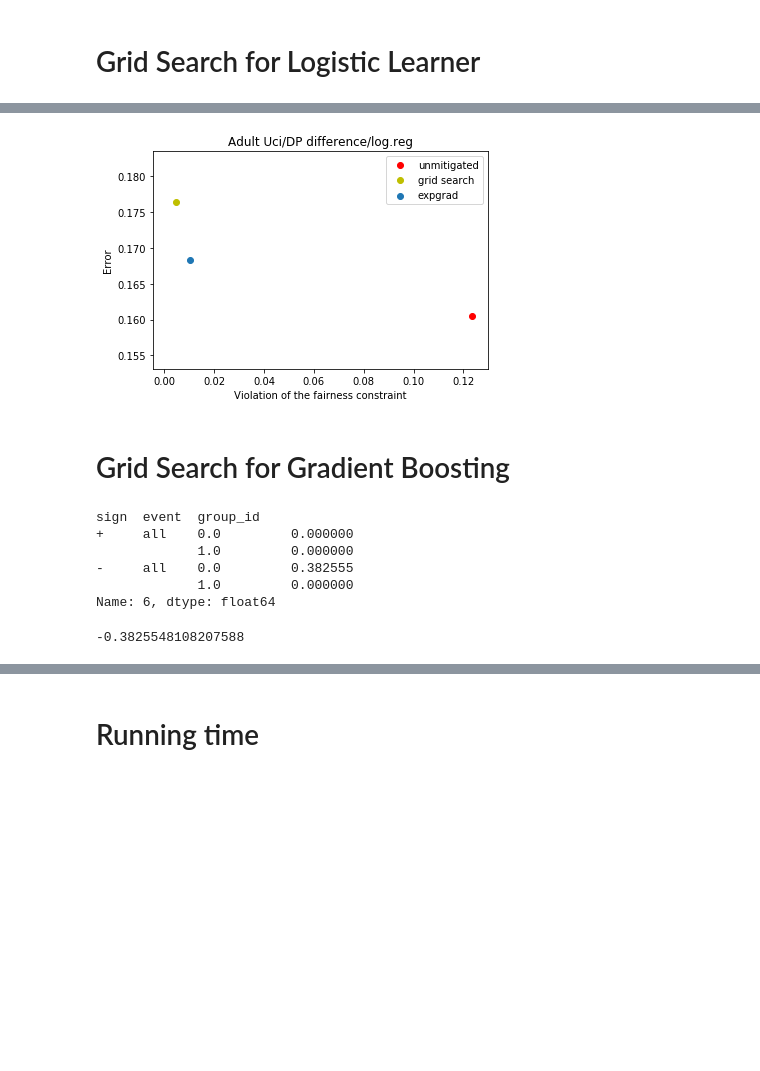
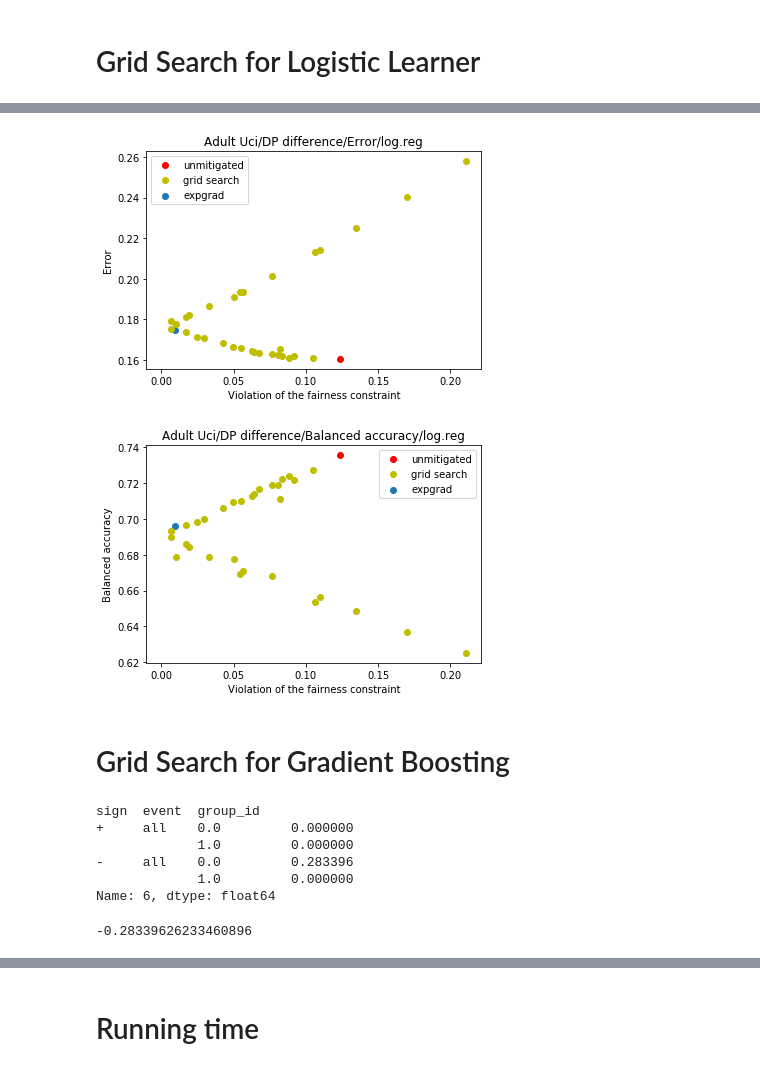
Before and after one commit to UMass-Responsible-AI/fairlearn, a Jupyter notebook: notebooks/Scalability(subsampling).ipynb, the cells around one changed output, grey strips where cells are left out. Drawn from its saved outputs; the diff is of its cells as text; code cells hidden in the pictures; blank space fills up the shorter version.

```diff
--- a/notebooks/Scalability(subsampling).ipynb
+++ b/notebooks/Scalability(subsampling).ipynb
@@ -73,19 +73,31 @@ GradientBoostingClassifier(ccp_alpha=0.0, criterion='friedman_mse', init=None,
                            validation_fraction=0.1, verbose=0,
                            warm_start=False)
 # %%
+from sklearn.metrics import balanced_accuracy_score
+
 def get_error(y,predicted_y):
     correct_y = (y == predicted_y)
     return 1 - sum(correct_y)/len(correct_y)
+
+def get_balanced_accuracy_score(y,predicted_y):
+    return balanced_accuracy_score(y,predicted_y)
 # %%
 logistic_y = pd.Series(logistic_learner.predict(X_train_all),name="logistic_learner_y")
 error_logistic = [get_error(y_train_all,logistic_y)]
+accuracy_logistic = [get_balanced_accuracy_score(y_train_all,logistic_y)]
 
 ensemble_y = pd.Series(ensemble_learner.predict(X_train_all),name="ensemble_learner_y")
 error_ensemble = [get_error(y_train_all,ensemble_y)]
+accuracy_ensemble = [get_balanced_accuracy_score(y_train_all,ensemble_y)]
+
 print("The error for logistic learner is:")
 print(error_logistic)
+print("The balanced accuracy score for logistic learner is:")
+print(accuracy_logistic)
 print("The error for gradient boosting learner is:")
 print(error_ensemble)
+print("The balanced accuracy score for gradient boosting learner is:")
+print(accuracy_ensemble)
 # %% [output]
 The error for logistic learner is:
 [0.16053174421269767]
@@ -125,9 +141,11 @@ import numpy as np
 
 expgrad_error_logistic = []
 expgrad_violation_logistic = []
+expgrad_accuracy_logistic = []
 
 expgrad_error_ensemble = []
 expgrad_violation_ensemble = []
+expgrad_accuracy_ensemble = []
 
 eps_list = [0.01]
 
@@ -164,10 +182,14 @@ for eps in eps_list:
     expgrad_y_logistic = pd.Series(expgrad_X_logistic.predict(X_train),name="logistic_learner_y")
     error_expgrad_logistic = get_error(y_train,expgrad_y_logistic)
     expgrad_error_logistic.append(error_expgrad_logistic)
+    acc_expgrad_logistic = get_balanced_accuracy_score(y_train,expgrad_y_logistic)
+    expgrad_accuracy_logistic.append(acc_expgrad_logistic)
 
     expgrad_y_ensemble = pd.Series(expgrad_X_ensemble.predict(X_train),name="ensemble_learner_y")
     error_expgrad_ensemble = get_error(y_train,expgrad_y_ensemble)
     expgrad_error_ensemble.append(error_expgrad_ensemble)
+    acc_expgrad_ensemble = get_balanced_accuracy_score(y_train,expgrad_y_ensemble)
+    expgrad_accuracy_ensemble.append(acc_expgrad_ensemble)
 
     violation_expgrad_logistic = get_violation(expgrad_y_logistic,A_train,"logistic_learner_y")
     expgrad_violation_logistic.append(violation_expgrad_logistic)
@@ -256,20 +315,37 @@ grid_search_logistic.fit(X_train_all, y_train_all, sensitive_features=A_train_al
 b=datetime.now()
 time_grid_search_logistic = (b-a).seconds
 # %%
-grid_search_logistic_y = pd.Series(grid_search_logistic.predict(X_train_all),name="grid_search_logistic_y")
-grid_search_logistic_error = get_error(y_train_all,grid_search_logistic_y)
-grid_search_logistic_violation = get_violation(grid_search_logistic_y,A_train_all,"grid_search_logistic_y")
+predictors = grid_search_logistic._predictors
+grid_search_logistic_error = []
+grid_search_logistic_violation = []
+grid_search_logistic_accuracy = []
+
+for predictor in predictors:
+    grid_search_logistic_y = pd.Series(predictor.predict(X_train_all),name="grid_search_logistic_y")
+    grid_search_logistic_error.append(get_error(y_train_all,grid_search_logistic_y))
+    grid_search_logistic_violation.append(get_violation(grid_search_logistic_y,A_train_all,"grid_search_logistic_y"))
+    grid_search_logistic_accuracy.append(get_balanced_accuracy_score(y_train_all,grid_search_logistic_y))
 # %%
 plt.scatter(expgrad_violation_logistic,expgrad_error_logistic,label="expgrad")
 plt.plot(violation_logistic,error_logistic,'ro',label="unmitigated")
 plt.plot(grid_search_logistic_violation,grid_search_logistic_error,'yo',label="grid search")
 plt.xlabel('Violation of the fairness constraint')
 plt.ylabel('Error')
-plt.title('Adult Uci/DP difference/log.reg')
+plt.title('Adult Uci/DP difference/Error/log.reg')
 plt.legend()
 plt.show()
+
+plt.scatter(expgrad_violation_logistic,expgrad_accuracy_logistic,label="expgrad")
+plt.plot(violation_logistic,accuracy_logistic,'ro',label="unmitigated")
+plt.plot(grid_search_logistic_violation,grid_search_logistic_accuracy,'yo',label="grid search")
+plt.xlabel('Violation of the fairness constraint')
+plt.ylabel('Balanced accuracy')
+plt.title('Adult Uci/DP difference/Balanced accuracy/log.reg')
+plt.legend()
+plt.show()
 # %% [output]
-[figure, old version]
+[figure, new version]
+[figure, added]
 # %% [markdown]
 # Grid Search for Gradient Boosting
 # %%
@@ -283,14 +359,14 @@ print(lambda_vec_ensemble)
 sign  event  group_id
 +     all    0.0         0.000000
              1.0         0.000000
--     all    0.0         0.382555
+-     all    0.0         0.283396
              1.0         0.000000
 Name: 6, dtype: float64
 # %%
 lambda_0_ensemble = lambda_vec_ensemble['+','all',0] - lambda_vec_ensemble['-','all',0]
 print(lambda_0_ensemble)
 # %% [output]
--0.3825548108207588
+-0.28339626233460896
 # %%
 scope = 0.2
 
```
Also changed, not shown: parts of 10 cells of this notebook.
